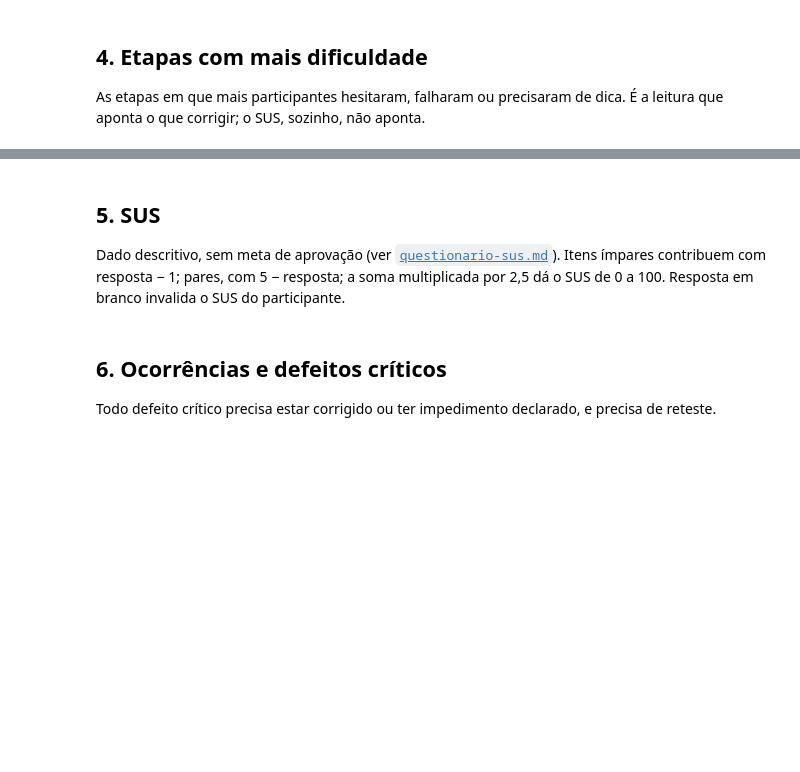
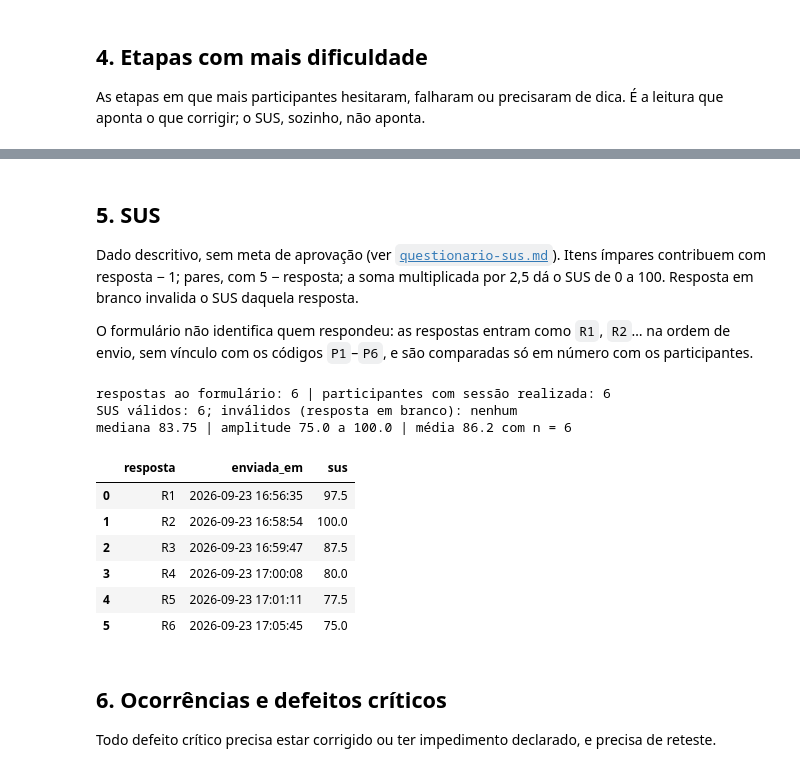
Before and after one commit to jjalmeidadev/oneshot, a Jupyter notebook: src/notebooks/consolidacao_usabilidade.ipynb, the cells around one changed output, grey strips where cells are left out. Saved outputs shown, nothing was run; the diff lists cells and outputs as text; code cells hidden in the pictures; blank space fills up the shorter version.

```diff
--- a/src/notebooks/consolidacao_usabilidade.ipynb
+++ b/src/notebooks/consolidacao_usabilidade.ipynb
@@ -175,24 +245,39 @@ dicas
 
 Dado descritivo, sem meta de aprovação (ver [`questionario-sus.md`](../../docs/usabilidade/questionario-sus.md)).
 Itens ímpares contribuem com resposta − 1; pares, com 5 − resposta; a soma multiplicada por 2,5 dá o SUS de 0 a 100.
-Resposta em branco invalida o SUS do participante.
+Resposta em branco invalida o SUS daquela resposta.
+
+O formulário não identifica quem respondeu: as respostas entram como `R1`, `R2`… na ordem de envio, sem vínculo
+com os códigos `P1`–`P6`, e são comparadas só em número com os participantes.
 # %%
 def pontuar(linha):
     if any(linha[item] == '' for item in itens):
         return None
     valores = [int(linha[item]) for item in itens]
     soma = sum(v - 1 if n % 2 == 1 else 5 - v for n, v in enumerate(valores, start=1))
     return soma * 2.5
 
-respostas = sus[s_realizadas].copy()
+respostas = sus[sus[itens].ne('').any(axis=1)].copy()
 respostas['sus'] = respostas.apply(pontuar, axis=1)
-invalidos = respostas.loc[respostas['sus'].isna(), 'participante'].tolist()
-validos = respostas.dropna(subset=['sus']).merge(perfis, on='participante')
+invalidos = respostas.loc[respostas['sus'].isna(), 'resposta'].tolist()
+validos = respostas.dropna(subset=['sus'])
+print(f'respostas ao formulário: {len(respostas)} | participantes com sessão realizada: {len(realizadas)}')
 print(f'SUS válidos: {len(validos)}; inválidos (resposta em branco): {invalidos or "nenhum"}')
 if len(validos):
-    print(f"mediana {validos['sus'].median():.1f} | amplitude {validos['sus'].min():.1f} a {validos['sus'].max():.1f} "
+    print(f"mediana {validos['sus'].median():.2f} | amplitude {validos['sus'].min():.1f} a {validos['sus'].max():.1f} "
           f"| média {validos['sus'].mean():.1f} com n = {len(validos)}")
-validos[['participante', 'vaga_perfil', 'familiaridade_agentes', 'sus']].sort_values('participante')
+validos[['resposta', 'enviada_em', 'sus']]
+# %% [output]
+respostas ao formulário: 6 | participantes com sessão realizada: 6
+SUS válidos: 6; inválidos (resposta em branco): nenhum
+mediana 83.75 | amplitude 75.0 a 100.0 | média 86.2 com n = 6
+|  | resposta | enviada_em | sus |
+| 0 | R1 | 2026-09-23 16:56:35 | 97.5 |
+| 1 | R2 | 2026-09-23 16:58:54 | 100.0 |
+| 2 | R3 | 2026-09-23 16:59:47 | 87.5 |
+| 3 | R4 | 2026-09-23 17:00:08 | 80.0 |
+| 4 | R5 | 2026-09-23 17:01:11 | 77.5 |
+| 5 | R6 | 2026-09-23 17:05:45 | 75.0 |
 # %% [markdown]
 ## 6. Ocorrências e defeitos críticos
 
```
Also changed, not shown: parts of 9 cells of this notebook, 6 other files.
